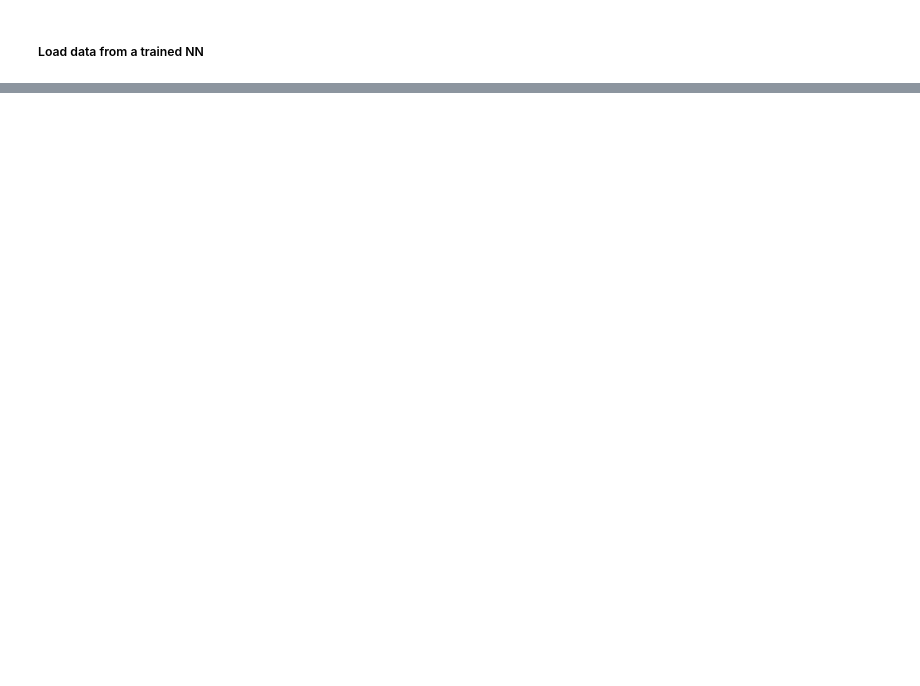
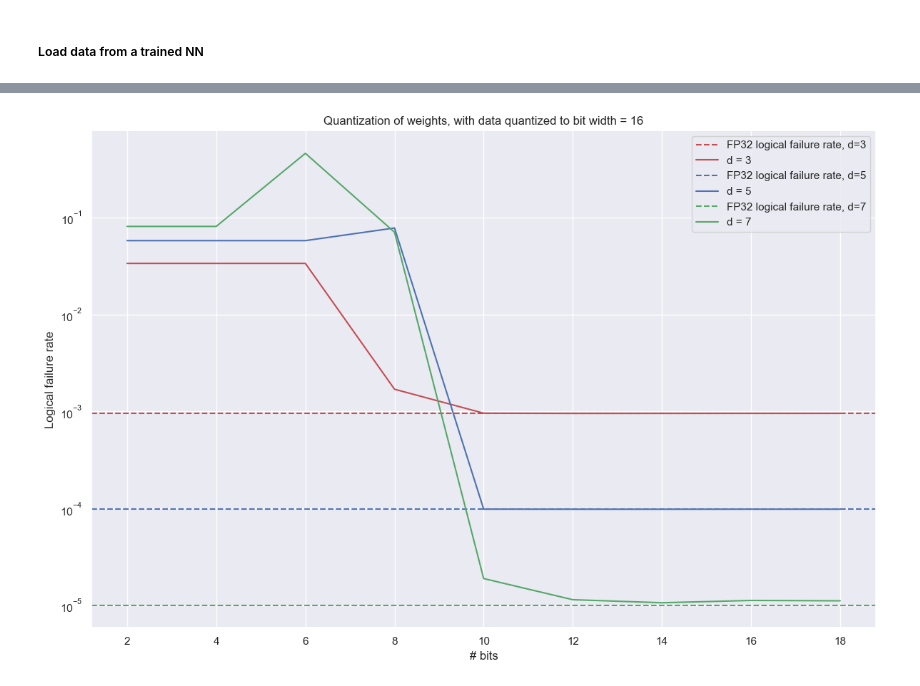
Before and after one commit to ibengtsson/GNN_decoder_quant, a Jupyter notebook: notebooks/dev_nn.ipynb, the cells around one changed output, grey strips where cells are left out. Saved outputs shown, nothing was run; the diff lists cells and outputs as text; code cells hidden in the pictures; blank space fills up the shorter version.

```diff
--- a/notebooks/dev_nn.ipynb
+++ b/notebooks/dev_nn.ipynb
@@ -37,0 +107,44 @@ ax.set_ylim([0.95, 1.])
+# %%
+const_data = np.load("const_data_quantization.npy")
+const_data_fp = np.load("const_data_quantization_float.npy")
+const_weights = np.load("const_weight_quantization.npy")
+const_weights_fp = np.load("const_weight_quantization_float.npy")
+# %%
+min_bits = 2
+max_bits = 18
+x = np.arange(min_bits, max_bits + 1, step=2)
+
+fig, ax = plt.subplots(figsize=(12, 8))
+
+colors = ["r", "b", "g"]
+code_sz = [3, 5, 7]
+
+for i, data in enumerate(zip(const_data, const_data_fp)):
+    failure_rate, failure_rate_fp_model = data
+
+    ax.axhline(
+        failure_rate_fp_model,
+        0,
+        max_bits,
+        linestyle="--",
+        color=colors[i],
+        label=f"FP32 logical failure rate, d={code_sz[i]}",
+    )
+    ax.semilogy(
+        x,
+        failure_rate,
+        color=colors[i],
+        label=f"d = {code_sz[i]}",
+    )
+
+
+ax.set_xlabel("# bits")
+ax.set_ylabel("Logical failure rate")
+ax.legend(loc="upper right")
+ax.set_title(f"Quantization of weights, with data quantized to bit width = 16")
+
+
+fig.tight_layout()
+fig.savefig(f"../figures/bit_accuracy_const_data.pdf")
+# %% [output]
+[figure, added]
```
Also changed, not shown: parts of 5 cells of this notebook.
